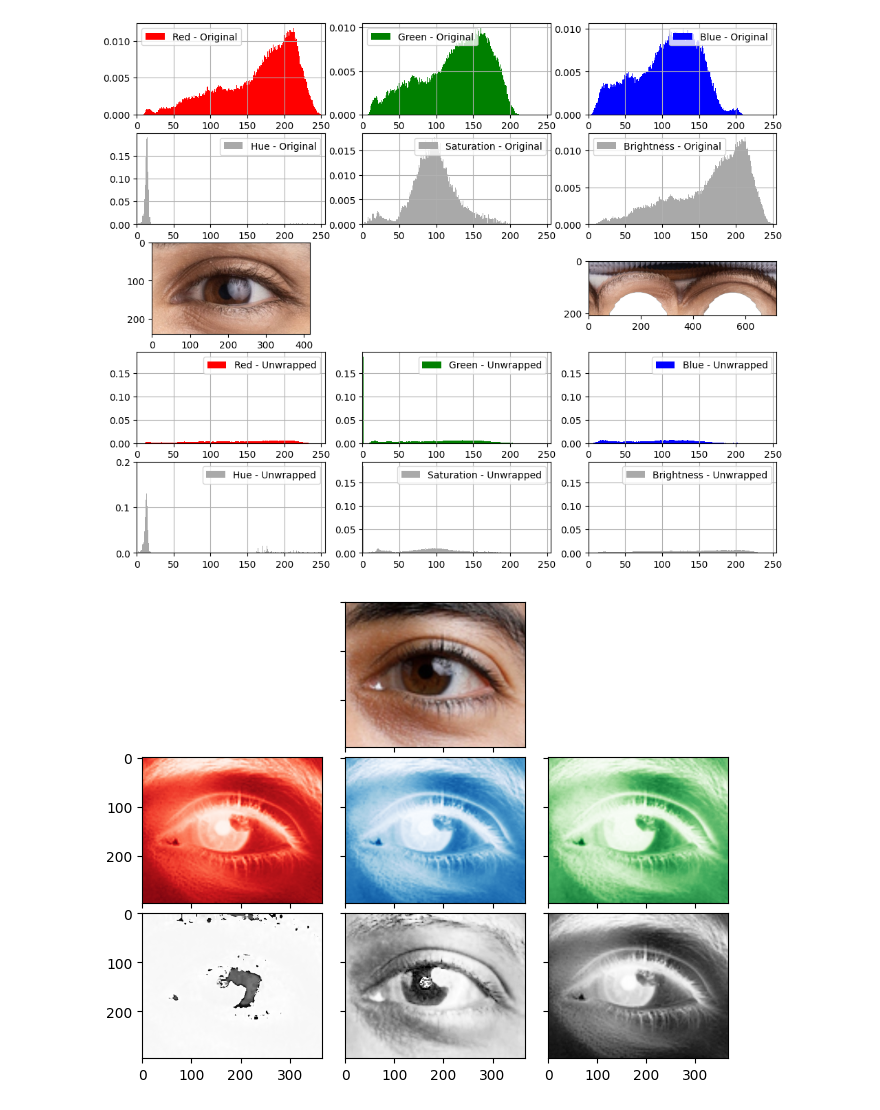
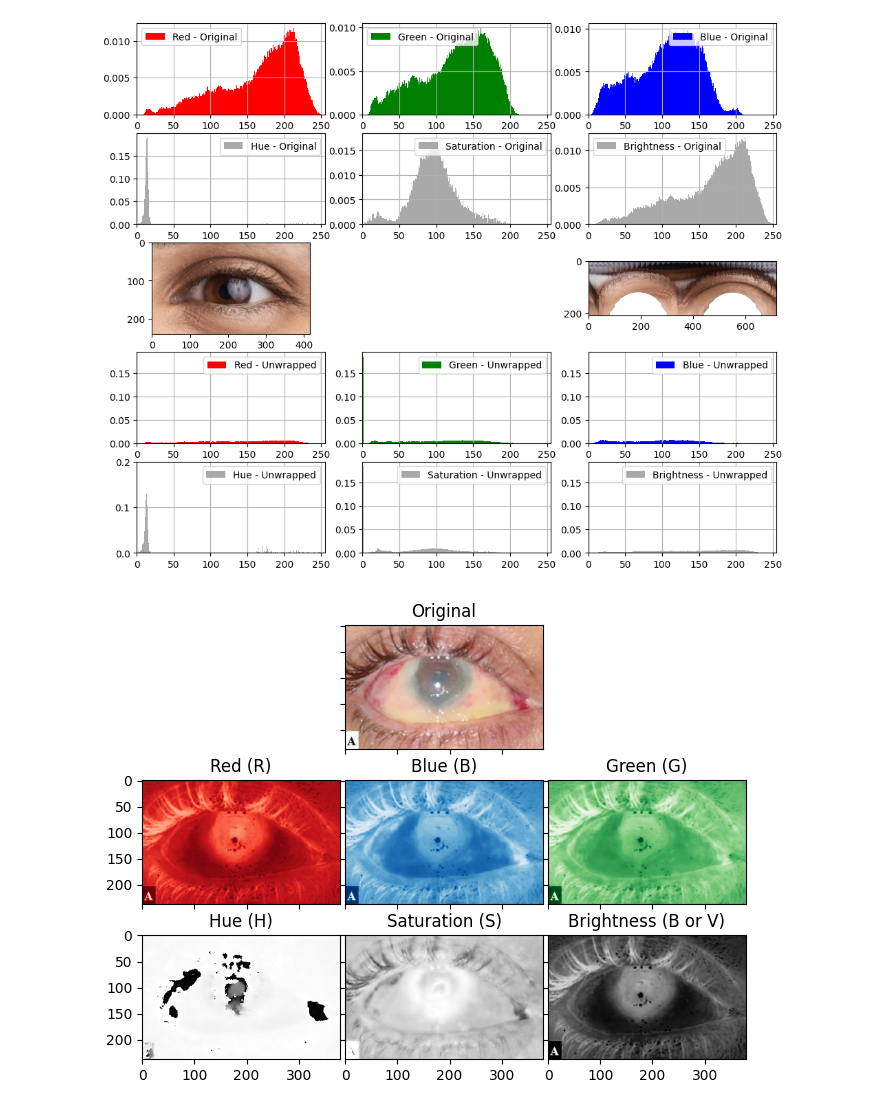
Before and after one commit to ethanrasmussen/EyeTraumaAnalysis, a Jupyter notebook: src/notebooks/skin_removal.ipynb, the cells around one changed output. Cells and saved outputs as stored; diff of their text form; code cells hidden in the pictures.

```diff
--- a/src/notebooks/skin_removal.ipynb
+++ b/src/notebooks/skin_removal.ipynb
@@ -131,23 +126,30 @@ for ind, ax in enumerate(axs[3:,:].reshape(-1)):
 # %% [output]
 [figure]
 # %%
-image = EyeTraumaAnalysis.Image("data/01_raw/11004.jpg")
+image = EyeTraumaAnalysis.Image("data/01_raw/00001_li.jpg")
 img_rgb1 = image.img
 img_hsv1 = mpl.colors.rgb_to_hsv(img_rgb1[...,:3]/255.0) * 255
 
 fig, axs = plt.subplots(3, 3, sharex=True, sharey=True)
 axs[0,0].axis("off")
 axs[0,1].imshow(img_rgb1)
+axs[0,1].set_title("Original")
 axs[0,2].axis("off")
 
 axs[1,0].imshow(img_rgb1[...,0], vmin=0, vmax=255, cmap="Reds");
+axs[1,0].set_title("Red (R)")
 axs[1,1].imshow(img_rgb1[...,1], vmin=0, vmax=255, cmap="Blues");
+axs[1,1].set_title("Blue (B)")
 axs[1,2].imshow(img_rgb1[...,2], vmin=0, vmax=255, cmap="Greens");
+axs[1,2].set_title("Green (G)")
 axs[2,0].imshow(img_hsv1[...,0], vmin=0, vmax=255, cmap="Greys");
+axs[2,0].set_title("Hue (H)")
 axs[2,1].imshow(img_hsv1[...,1], vmin=0, vmax=255, cmap="Greys");
+axs[2,1].set_title("Saturation (S)")
 axs[2,2].imshow(img_hsv1[...,2], vmin=0, vmax=255, cmap="Greys");
+axs[2,2].set_title("Brightness (B or V)")
 
 fig.tight_layout(pad=0)
 # %% [output]
-[figure, old version]
+[figure, new version]
 # %%
```
Also changed, not shown: parts of 10 cells of this notebook, 6 other files.
